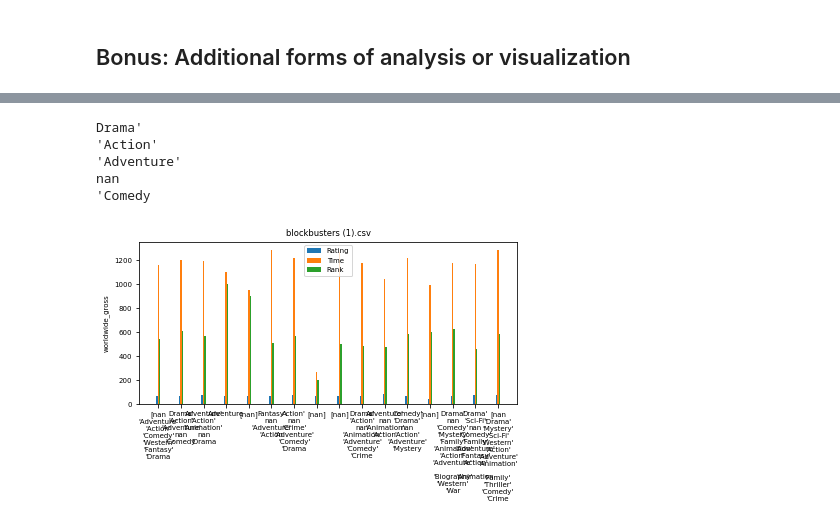
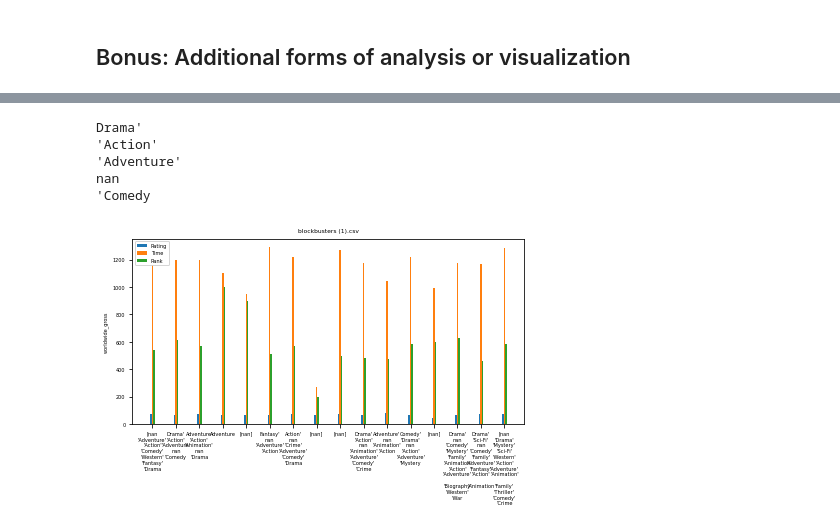
Before and after one commit to dlb007/Vox, a Jupyter notebook: Assignment # 8x.ipynb, the cells around one changed output, grey strips where cells are left out. Saved outputs shown, nothing was run; the diff lists cells and outputs as text; code cells hidden in the pictures.

```diff
--- a/Assignment # 8x.ipynb
+++ b/Assignment # 8x.ipynb
@@ -111,7 +111,7 @@ While this course of action is the most explored process of the code and data fr
 # %%
 import matplotlib.pyplot as plt
 import numpy as np
-plt.rcParams.update({'font.size': 7})
+plt.rcParams.update({'font.size': 5})
 
 regions = close_region['studio'].unique()
 names = [str(i) for i in regions]
@@ -145,7 +145,7 @@ Pictures
 # %%
 import matplotlib.pyplot as plt
 import numpy as np
-plt.rcParams.update({'font.size': 7})
+plt.rcParams.update({'font.size': 5})
 
 regions = close_region['Main_Genre'].unique()
 names = [str(i) for i in regions]
@@ -189,35 +189,35 @@ Action'
 # %%
 import matplotlib.pyplot as plt
 import numpy as np
-plt.rcParams.update({'font.size': 7})
+plt.rcParams.update({'font.size': 5})
 
 regions = close_region['Genre_3'].unique()
 names = [str(i) for i in regions]
 names = [name.replace(' ', '\n') for name in names]
 names = [name.replace("['",'') for name in names]
 names = [name.replace("']",'') for name in names]
 
 print(names[1])
 x = np.arange(len(names))
 width = 1/len(names)
 fig, ax = plt.subplots()
 rects1 = ax.bar(x - width, close_region['imdb_rating'].mean()*10, width, label='Rating')
 rects2 = ax.bar(x, close_region['length'].mean()*10, width, label='Time')
 rects3 = ax.bar(x + width, close_region['rank_in_year'].mean()*100, width, label='Rank')
 
 
 ax.set_ylabel('worldwide_gross')
 ax.set_title(years[0])
 ax.set_xticks(x)
 ax.set_xticklabels(names)
 ax.legend()
 fig.tight_layout()
 
 plt.show()
 # %% [output]
 Drama'
 'Action'
 'Adventure'
 nan
 'Comedy
-[figure, old version]
+[figure, new version]
```
Also changed, not shown: parts of 2 cells of this notebook.
